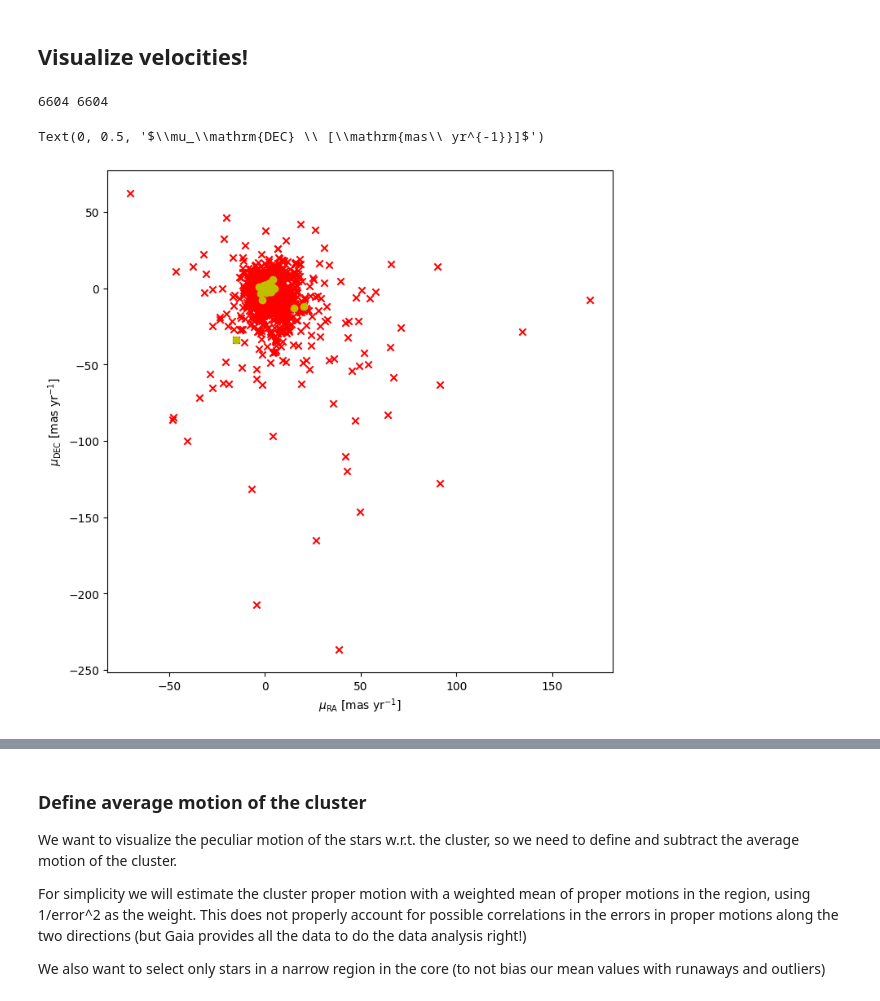
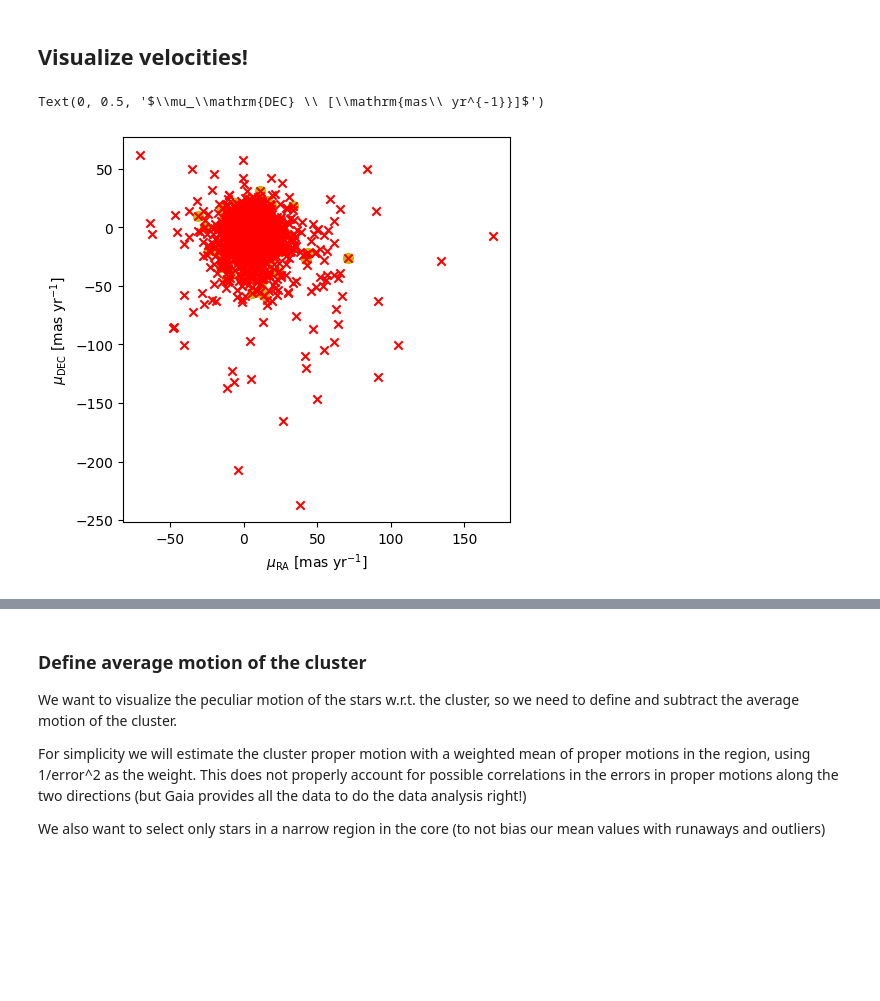
Before and after one commit to mathren/MfA_runaways, a Jupyter notebook: data/explore_Gaia_dr3_catalog.ipynb, the cells around one changed output, grey strips where cells are left out. Cells and saved outputs as stored; diff of their text form; code cells hidden in the pictures; blank space fills up the shorter version.

```diff
--- a/data/explore_Gaia_dr3_catalog.ipynb
+++ b/data/explore_Gaia_dr3_catalog.ipynb
@@ -88,7 +88,7 @@ INFO: Auto-setting vmax to  2.775e+04 [aplpy.core]
 Gaia.MAIN_GAIA_TABLE = "gaiadr3.gaia_source"
 # %%
 # never download too many stars for testing, set to -1 for no limit, 6700 is enough to catch all the Gaia Data in Orion
-Gaia.ROW_LIMIT = 6700 # 100
+Gaia.ROW_LIMIT = 100000 # 100
 # %%
 # read the data
 gaiadr3_table = Gaia.load_table('gaiadr3.gaia_source')
@@ -100,7 +100,7 @@ Num. columns: 152
 # %%
 # query data around Orion
 Orion_center = SkyCoord(ra=orion_im_ra , dec=orion_im_dec, unit=(u.degree, u.degree), frame='icrs')
-width = u.Quantity(1, u.deg)
+width = u.Quantity(1.5, u.deg)
 height = width
 orion_cluster_all = Gaia.query_object_async(coordinate=Orion_center, width=width, height=height)
 # %% [output]
@@ -123,11 +123,7 @@ print("Lost to good_vis",  np.sum(1-good_vis))
 good_parallax    = orion_cluster_all['parallax_over_error'] > 10
 print("Lost to good_parallax",  np.sum(1-good_parallax))
 # right parallax range, from, e.g. Kuhn et al. 2019
-d_min            = 397*u.pc
-d_max            = 410*u.pc
-parallax_min     = ((1*u.au/d_max.to(u.au))*u.rad).to(u.mas)
-parallax_max     = ((1*u.au/d_min.to(u.au))*u.rad).to(u.mas)
-good_distance = (orion_cluster_all["parallax"] >= parallax_min) & (orion_cluster_all["parallax"]<= parallax_max)
+good_distance = (orion_cluster_all["parallax"] >= 2.2*u.mas) & (orion_cluster_all["parallax"]<= 2.8*u.mas)
 print("Lost to distance",  np.sum(1-good_distance))
 # combination
 index_good       = good_ruwe & good_astro_noise & good_vis & good_parallax & good_distance
@@ -198,23 +189,21 @@ ax.set_ylabel(r"DEC [deg]")
 # %%
 pmra = orion_cluster_all["pmra"]
 pmdec = orion_cluster_all["pmdec"]
 pmra_err = orion_cluster_all["pmra_error"]
 pmdec_err = orion_cluster_all["pmdec_error"]
 # print(min(pmdec), max(pmdec))
 # check units!
 # print(pmra.unit)
 # print(pmra_err.unit)
 # print(pmdec.unit)
 # print(pmdec_err.unit)
-fig = plt.figure(figsize=(8, 8))
+fig = plt.figure(figsize=(5, 5))
 gs = gridspec.GridSpec(100, 100)
 ax = fig.add_subplot(gs[:, :])
-print(len(pmra), len(pmdec))
-ax.scatter(pmra, pmdec, c='r', marker='x')
-ax.scatter(pmra[index_good], pmdec[index_good], marker='o', c='y')
+ax.scatter(pmra, pmdec, c='r', marker='x', zorder=10)
+ax.scatter(pmra[index_good], pmdec[index_good], marker='o', c='y', s=50)
 ax.set_xlabel(r"$\mu_\mathrm{RA} \ [\mathrm{mas\ yr^{-1}}]$")
 ax.set_ylabel(r"$\mu_\mathrm{DEC} \ [\mathrm{mas\ yr^{-1}}]$")
 # %% [output]
-6604 6604
+Text(0, 0.5, '$\\mu_\\mathrm{DEC} \\ [\\mathrm{mas\\ yr^{-1}}]$')
-Text(0, 0.5, '$\\mu_\\mathrm{DEC} \\ [\\mathrm{mas\\ yr^{-1}}]$')
-[figure, old version]
+[figure, new version]
```
Also changed, not shown: parts of 8 cells of this notebook.
